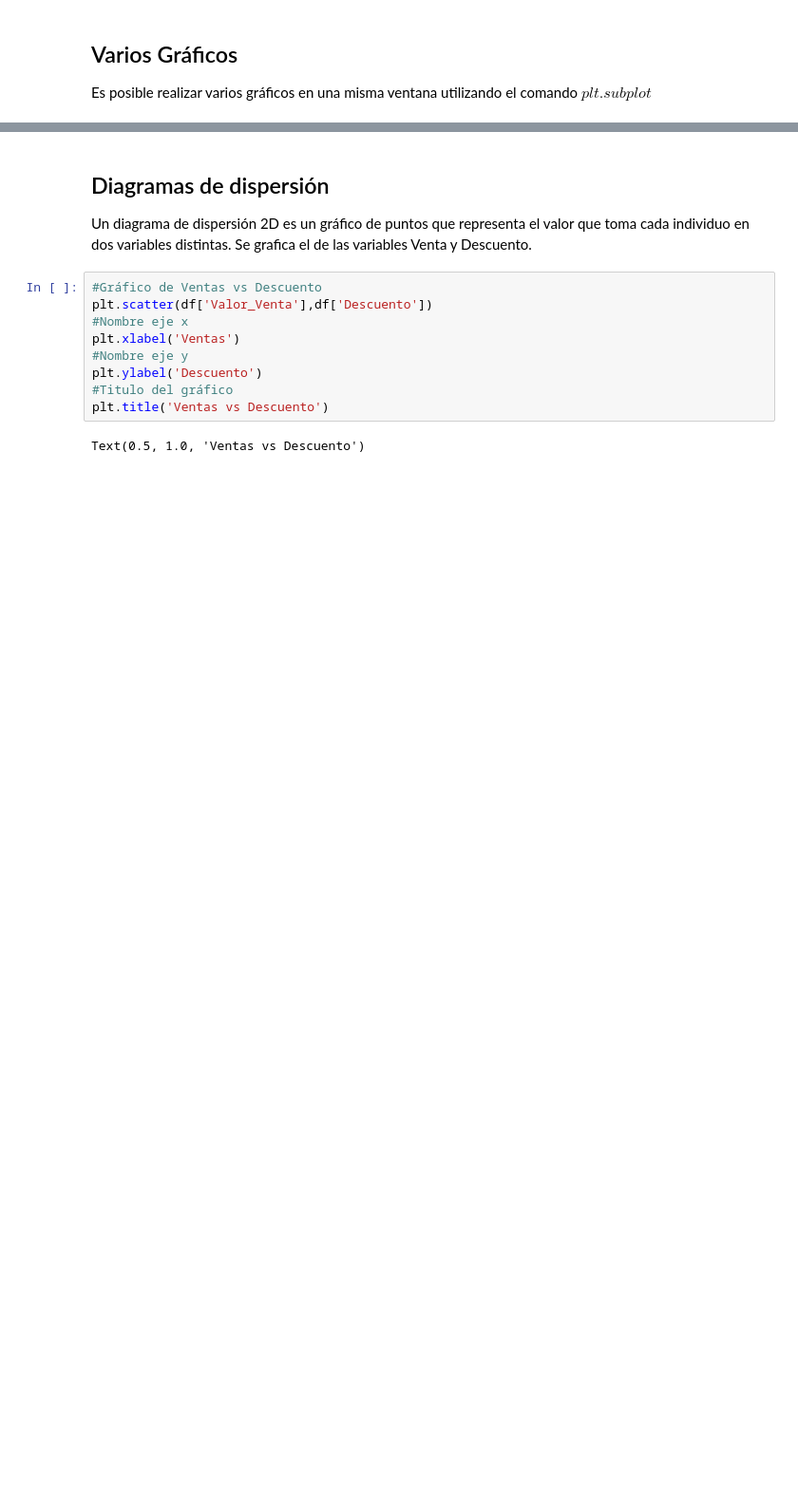
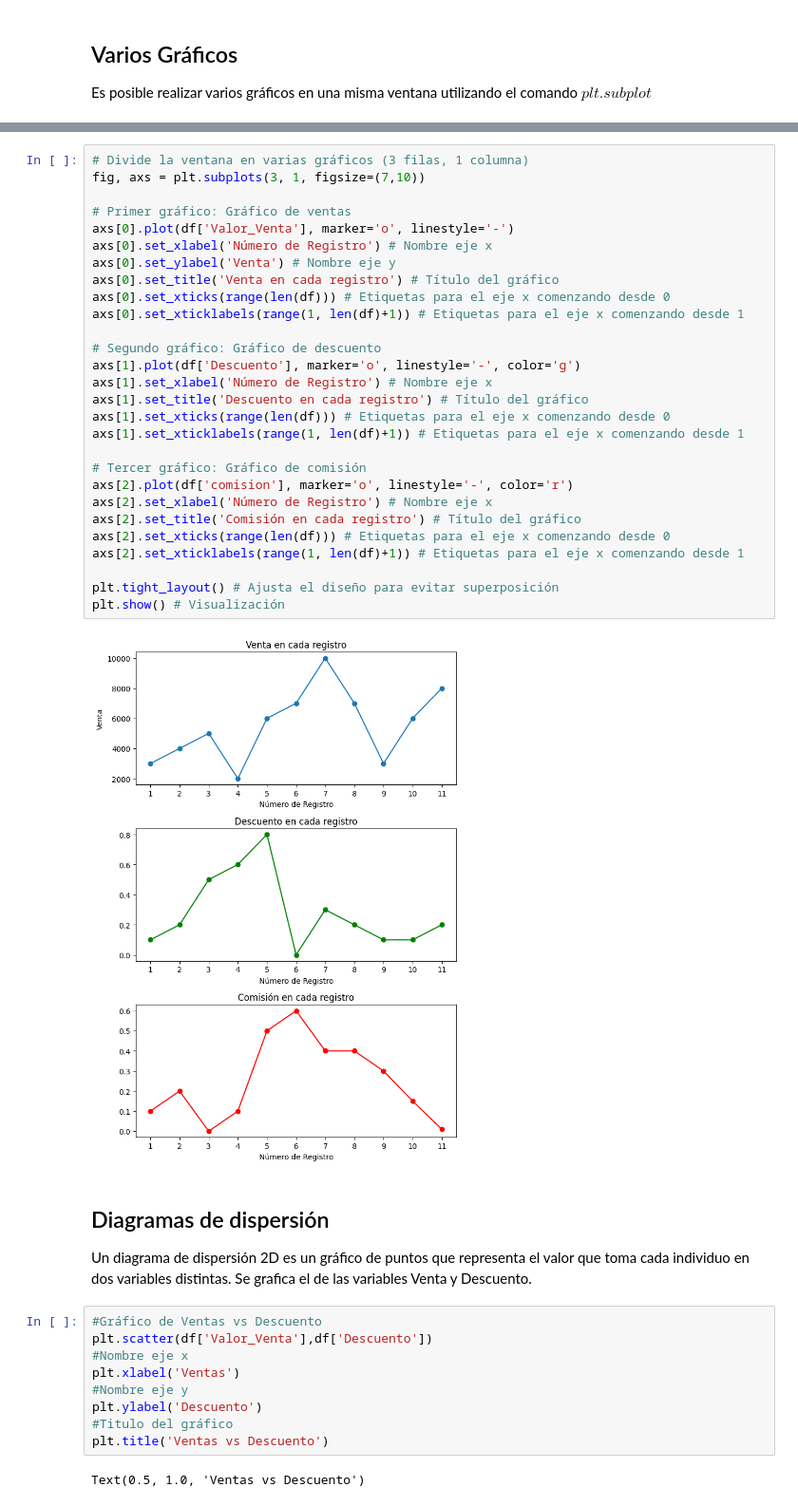
Before and after one commit to Elkinrodriguez77/PythonEAN, a Jupyter notebook: Notebooks/6. Visualización de datos.ipynb, the cells around one changed output, grey strips where cells are left out. Shown at 95% size. Saved outputs shown, nothing was run; the diff lists cells and outputs as text; blank space fills up the shorter version.

```diff
--- a/Notebooks/6. Visualización de datos.ipynb
+++ b/Notebooks/6. Visualización de datos.ipynb
@@ -136,3 +133,33 @@ plt.plot(df['Valor_Venta'])
+# %%
+# Divide la ventana en varias gráficos (3 filas, 1 columna)
+fig, axs = plt.subplots(3, 1, figsize=(7,10))
+
+# Primer gráfico: Gráfico de ventas
+axs[0].plot(df['Valor_Venta'], marker='o', linestyle='-')
+axs[0].set_xlabel('Número de Registro') # Nombre eje x
+axs[0].set_ylabel('Venta') # Nombre eje y
+axs[0].set_title('Venta en cada registro') # Título del gráfico
+axs[0].set_xticks(range(len(df))) # Etiquetas para el eje x comenzando desde 0
+axs[0].set_xticklabels(range(1, len(df)+1)) # Etiquetas para el eje x comenzando desde 1
+
+# Segundo gráfico: Gráfico de descuento
+axs[1].plot(df['Descuento'], marker='o', linestyle='-', color='g')
+axs[1].set_xlabel('Número de Registro') # Nombre eje x
+axs[1].set_title('Descuento en cada registro') # Título del gráfico
+axs[1].set_xticks(range(len(df))) # Etiquetas para el eje x comenzando desde 0
+axs[1].set_xticklabels(range(1, len(df)+1)) # Etiquetas para el eje x comenzando desde 1
+
+# Tercer gráfico: Gráfico de comisión
+axs[2].plot(df['comision'], marker='o', linestyle='-', color='r')
+axs[2].set_xlabel('Número de Registro') # Nombre eje x
+axs[2].set_title('Comisión en cada registro') # Título del gráfico
+axs[2].set_xticks(range(len(df))) # Etiquetas para el eje x comenzando desde 0
+axs[2].set_xticklabels(range(1, len(df)+1)) # Etiquetas para el eje x comenzando desde 1
+
+plt.tight_layout() # Ajusta el diseño para evitar superposición
+plt.show() # Visualización
+# %% [output]
+[figure, added]
 # %% [markdown]
 ## Diagramas de dispersión
 
```
Also changed, not shown: parts of 10 cells of this notebook, 5 other files.
